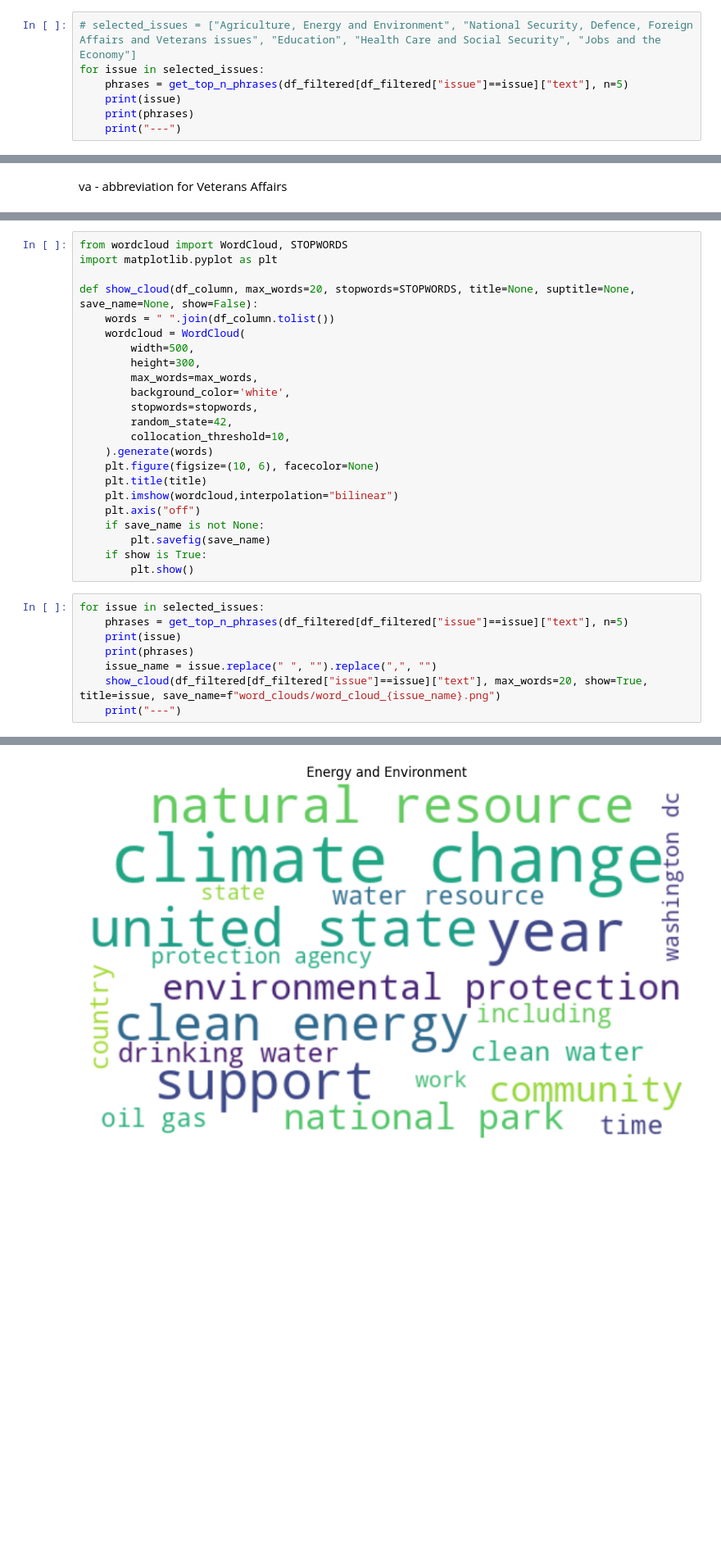
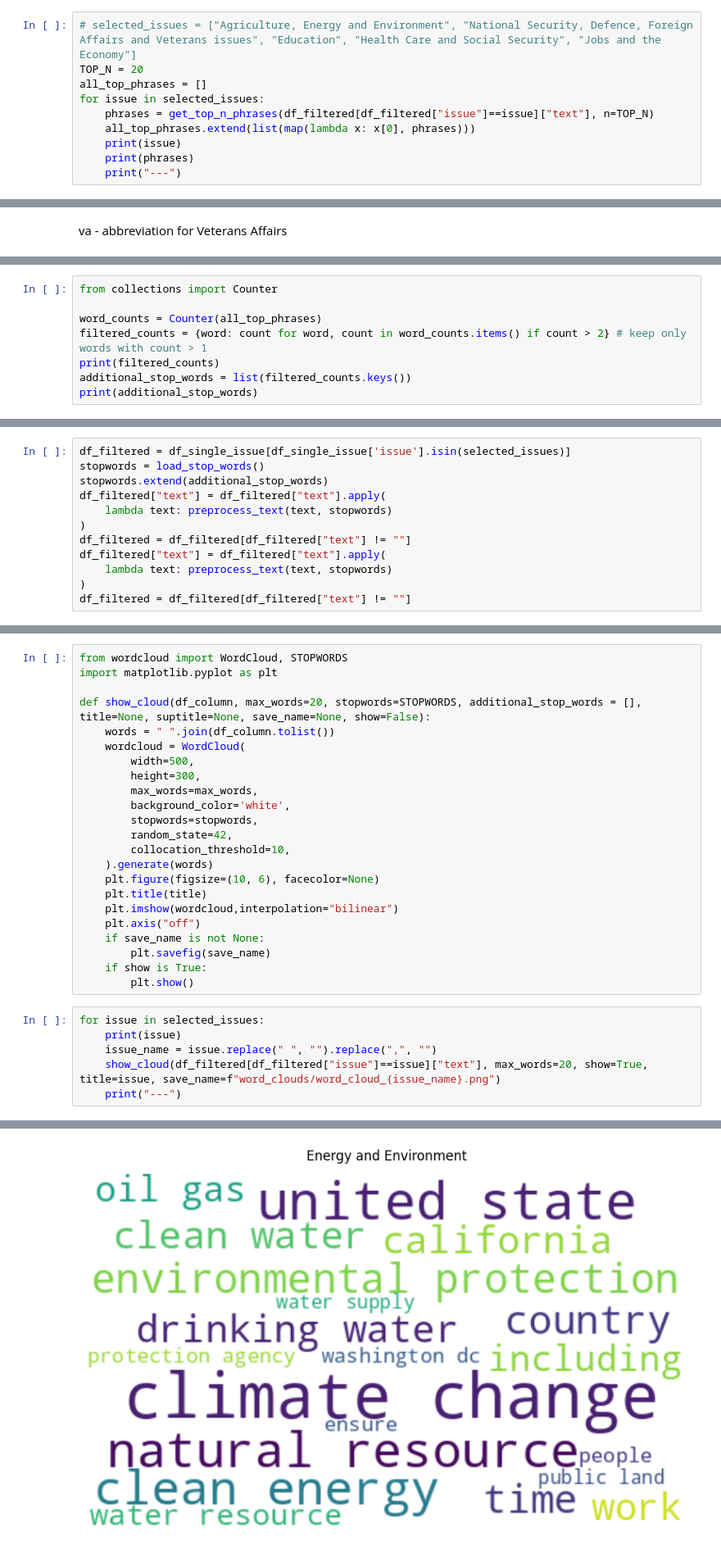
Before and after one commit to qpa-agh/usa_issues_data_mining, a Jupyter notebook: LDA/LDA.ipynb, the cells around one changed output, grey strips where cells are left out. Shown at 82% size. Cells and saved outputs as stored; diff of their text form; blank space fills up the shorter version.

Commit message:
improved LDA and word clouds

```diff
--- a/LDA/LDA.ipynb
+++ b/LDA/LDA.ipynb
@@ -134,8 +147,11 @@ def get_top_n_phrases(doc, n=10):
     return sorted(set(words_freq_total), key=lambda x: x[1], reverse=True)[:n]
 # %%
 # selected_issues = ["Agriculture, Energy and Environment", "National Security, Defence, Foreign Affairs and Veterans issues", "Education", "Health Care and Social Security", "Jobs and the Economy"]
+TOP_N = 20
+all_top_phrases = []
 for issue in selected_issues:
-	phrases = get_top_n_phrases(df_filtered[df_filtered["issue"]==issue]["text"], n=5)
+	phrases = get_top_n_phrases(df_filtered[df_filtered["issue"]==issue]["text"], n=TOP_N)
+	all_top_phrases.extend(list(map(lambda x: x[0], phrases)))
 	print(issue)
 	print(phrases)
 	print("---")
@@ -179,0 +178,8 @@ get_top_n_phrases(df_filtered["text"], n=15)
+# %%
+from collections import Counter
+
+word_counts = Counter(all_top_phrases)
+filtered_counts = {word: count for word, count in word_counts.items() if count > 2} # keep only words with count > 1
+print(filtered_counts)
+additional_stop_words = list(filtered_counts.keys())
+print(additional_stop_words)
@@ -179,0 +189,12 @@ get_top_n_phrases(df_filtered["text"], n=15)
+# %%
+df_filtered = df_single_issue[df_single_issue['issue'].isin(selected_issues)]
+stopwords = load_stop_words()
+stopwords.extend(additional_stop_words)
+df_filtered["text"] = df_filtered["text"].apply(
+    lambda text: preprocess_text(text, stopwords)
+)
+df_filtered = df_filtered[df_filtered["text"] != ""]
+df_filtered["text"] = df_filtered["text"].apply(
+    lambda text: preprocess_text(text, stopwords)
+)
+df_filtered = df_filtered[df_filtered["text"] != ""]
@@ -181,7 +208,7 @@ get_top_n_phrases(df_filtered["text"], n=15)
 from wordcloud import WordCloud, STOPWORDS
 import matplotlib.pyplot as plt
 
-def show_cloud(df_column, max_words=20, stopwords=STOPWORDS, title=None, suptitle=None, save_name=None, show=False):
+def show_cloud(df_column, max_words=20, stopwords=STOPWORDS, additional_stop_words = [], title=None, suptitle=None, save_name=None, show=False):
     words = " ".join(df_column.tolist())
     wordcloud = WordCloud(
         width=500,
@@ -202,9 +229,7 @@ def show_cloud(df_column, max_words=20, stopwords=STOPWORDS, title=None, suptitl
         plt.show()
 # %%
 for issue in selected_issues:
-	phrases = get_top_n_phrases(df_filtered[df_filtered["issue"]==issue]["text"], n=5)
 	print(issue)
-	print(phrases)
 	issue_name = issue.replace(" ", "").replace(",", "")
 	show_cloud(df_filtered[df_filtered["issue"]==issue]["text"], max_words=20, show=True, title=issue, save_name=f"word_clouds/word_cloud_{issue_name}.png")
 	print("---")
@@ -214,3 +238,3 @@ Energy and Environment
-[figure, old version]
+[figure, new version]
 ---
 Education
```
Also changed, not shown: parts of 16 cells of this notebook, 9 other files.
